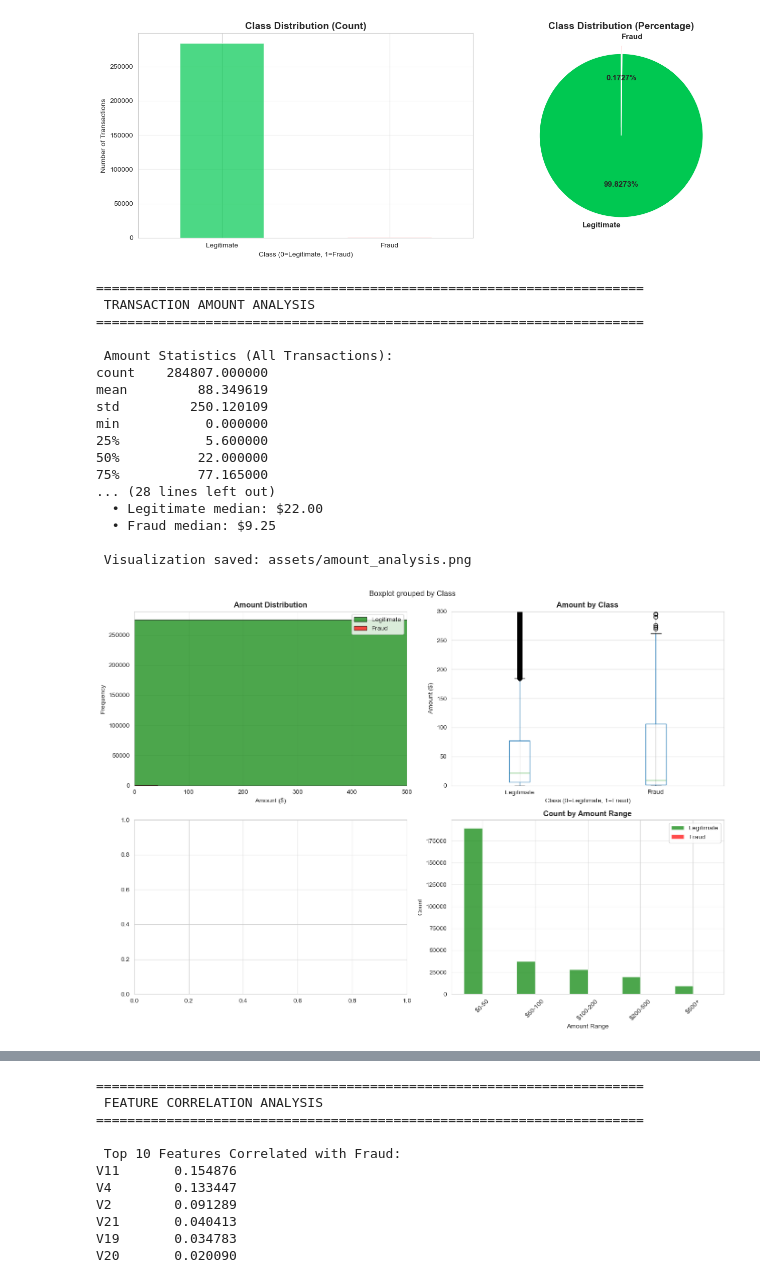
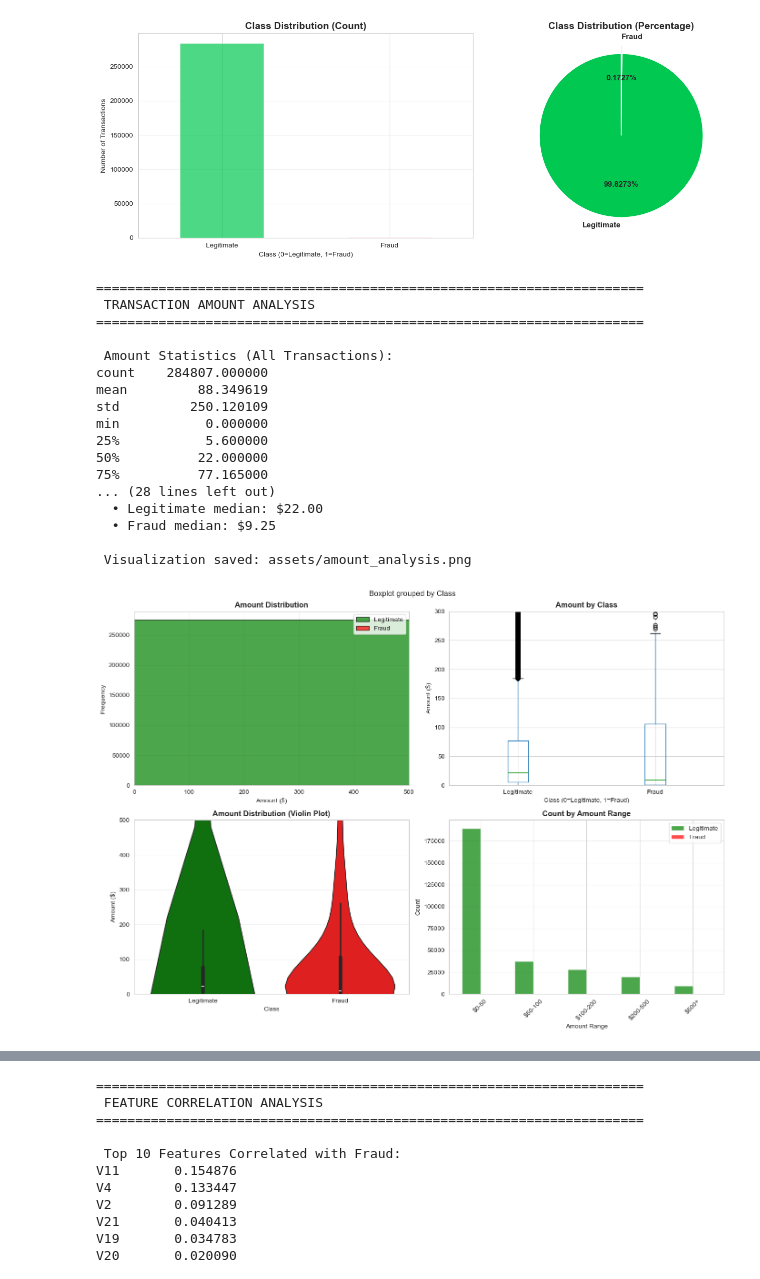
Before and after one commit to saundramonroe/2026-CKO, a Jupyter notebook: notebooks/01_data_exploration.ipynb, the cells around one changed output, grey strips where cells are left out. Saved outputs shown, nothing was run; the diff lists cells and outputs as text; code cells hidden in the pictures.

```diff
--- a/notebooks/01_data_exploration.ipynb
+++ b/notebooks/01_data_exploration.ipynb
@@ -238,34 +238,47 @@ axes[1, 1].bar(x + width/2, fraud_counts, width, label='Fraud', color='red', alp
 axes[1, 1].set_xlabel('Amount Range')
 axes[1, 1].set_ylabel('Count')
 axes[1, 1].set_title('Count by Amount Range', fontsize=12, weight='bold')
 axes[1, 1].set_xticks(x)
 axes[1, 1].set_xticklabels(range_labels, rotation=45)
 axes[1, 1].legend()
 axes[1, 1].grid(axis='y', alpha=0.3)
 
+# Prepare data for violin plot
+plot_data = pd.DataFrame({
+    'Amount': data['Amount'],
+    'Class': data['Class'].map({0: 'Legitimate', 1: 'Fraud'})
+})
+
+sns.violinplot(data=plot_data, x='Class', y='Amount', ax=axes[1, 0], palette=['green', 'red'])
+axes[1, 0].set_title('Amount Distribution (Violin Plot)', fontsize=12, weight='bold')
+axes[1, 0].set_xlabel('Class')
+axes[1, 0].set_ylabel('Amount ($)')
+axes[1, 0].set_ylim([0, 500])
+axes[1, 0].grid(axis='y', alpha=0.3)
+
 plt.tight_layout()
 plt.savefig('../assets/amount_analysis.png', dpi=150, bbox_inches='tight')
 print("\n Visualization saved: assets/amount_analysis.png")
 plt.show()
 # %% [output]
 ======================================================================
  TRANSACTION AMOUNT ANALYSIS
 ======================================================================
 
  Amount Statistics (All Transactions):
 count    284807.000000
 mean         88.349619
 std         250.120109
 min           0.000000
 25%           5.600000
 50%          22.000000
 75%          77.165000
 ... (28 lines left out)
   • Legitimate median: $22.00
   • Fraud median: $9.25
 
  Visualization saved: assets/amount_analysis.png
-[figure, old version]
+[figure, new version]
 # %%
 """
 Temporal fraud pattern analysis that converts Unix timestamps into hour/day features,
```
Also changed, not shown: parts of 5 cells of this notebook, 9 other files.
